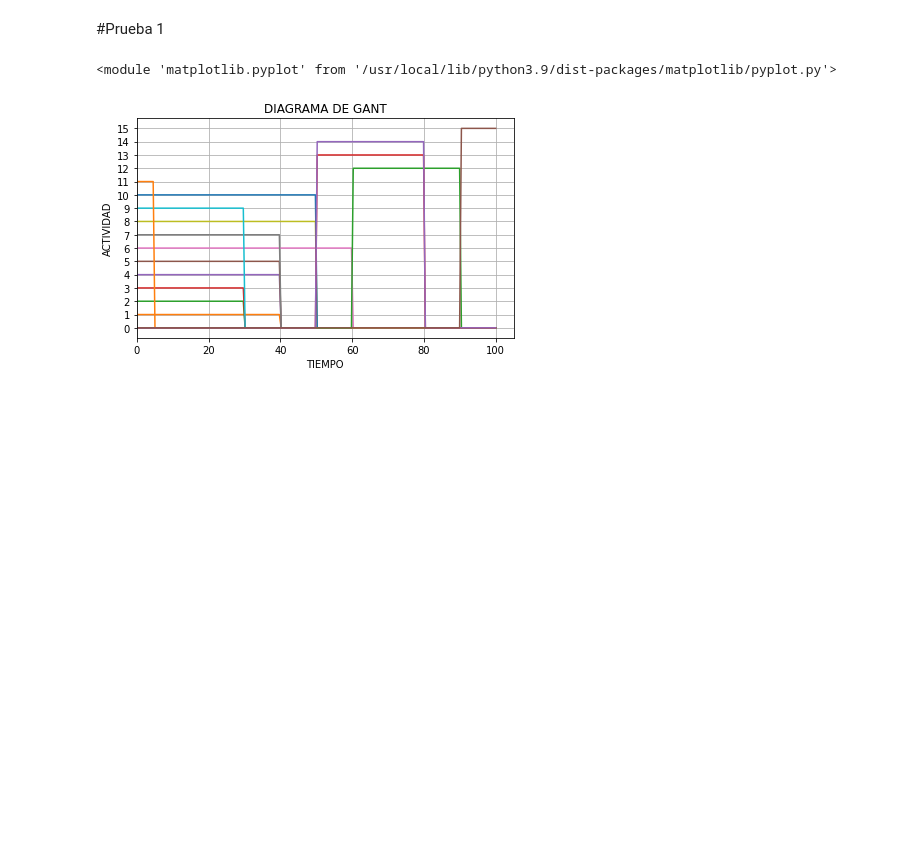
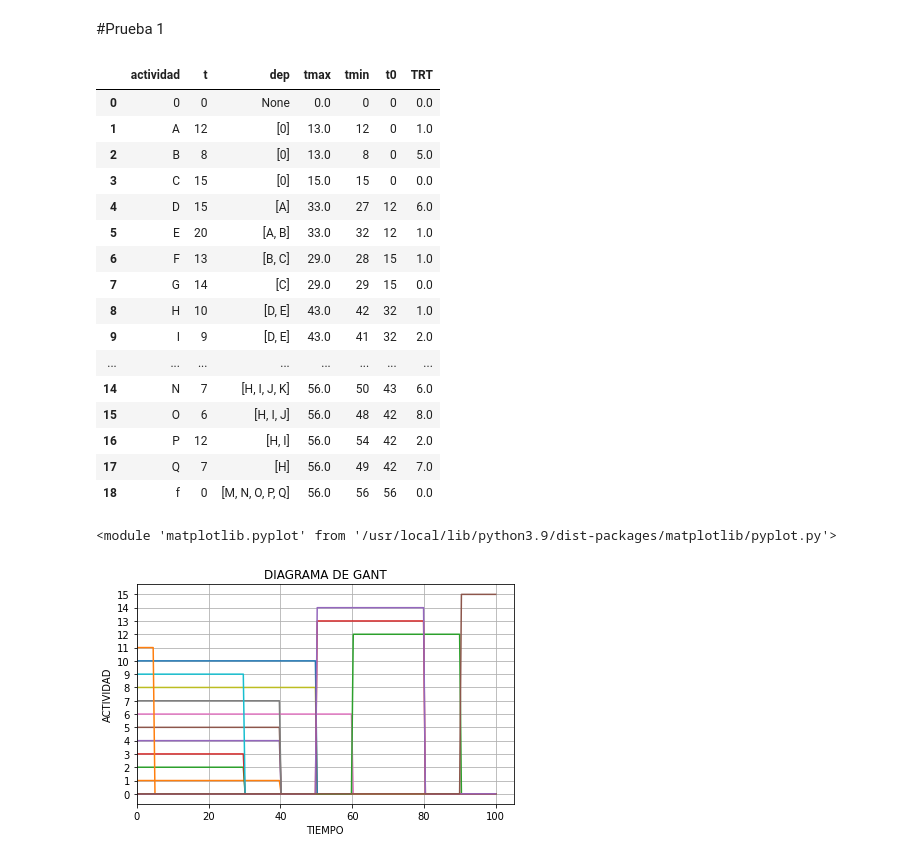
Before and after one commit to Michael-Jimenez-C/Investigaci-n-de-operaciones, a Jupyter notebook: pert.ipynb, the cells around one changed output. Saved outputs shown, nothing was run; the diff lists cells and outputs as text; code cells hidden in the pictures; blank space fills up the shorter version.

```diff
--- a/pert.ipynb
+++ b/pert.ipynb
@@ -227,6 +232,26 @@ class Proyecto:
 # %%
 s=Proyecto(df["Actividad"],df["Tiempo"],df["dependencia"])
 s.rutaCritica()
+# %%
+s.to_DataFrame()
+# %% [output]
+|  | actividad | t | dep | tmax | tmin | t0 | TRT |
+| 0 | 0 | 0 | None | 0.0 | 0 | 0 | 0.0 |
+| 1 | A | 12 | [0] | 13.0 | 12 | 0 | 1.0 |
+| 2 | B | 8 | [0] | 13.0 | 8 | 0 | 5.0 |
+| 3 | C | 15 | [0] | 15.0 | 15 | 0 | 0.0 |
+| 4 | D | 15 | [A] | 33.0 | 27 | 12 | 6.0 |
+| 5 | E | 20 | [A, B] | 33.0 | 32 | 12 | 1.0 |
+| 6 | F | 13 | [B, C] | 29.0 | 28 | 15 | 1.0 |
+| 7 | G | 14 | [C] | 29.0 | 29 | 15 | 0.0 |
+| 8 | H | 10 | [D, E] | 43.0 | 42 | 32 | 1.0 |
+| 9 | I | 9 | [D, E] | 43.0 | 41 | 32 | 2.0 |
+| ... | ... | ... | ... | ... | ... | ... | ... |
+| 14 | N | 7 | [H, I, J, K] | 56.0 | 50 | 43 | 6.0 |
+| 15 | O | 6 | [H, I, J] | 56.0 | 48 | 42 | 8.0 |
+| 16 | P | 12 | [H, I] | 56.0 | 54 | 42 | 2.0 |
+| 17 | Q | 7 | [H] | 56.0 | 49 | 42 | 7.0 |
+| 18 | f | 0 | [M, N, O, P, Q] | 56.0 | 56 | 56 | 0.0 |
 # %%
 s.gant()
 # %% [output]
```
Also changed, not shown: parts of 7 cells of this notebook.
